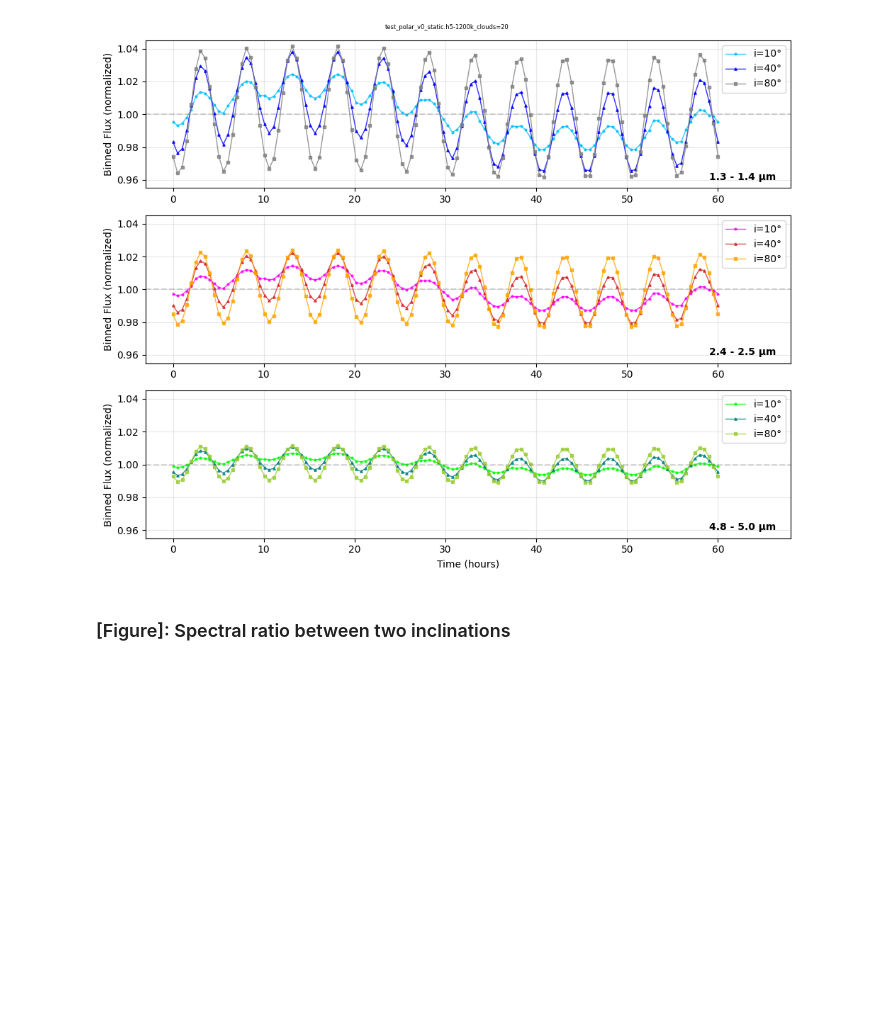
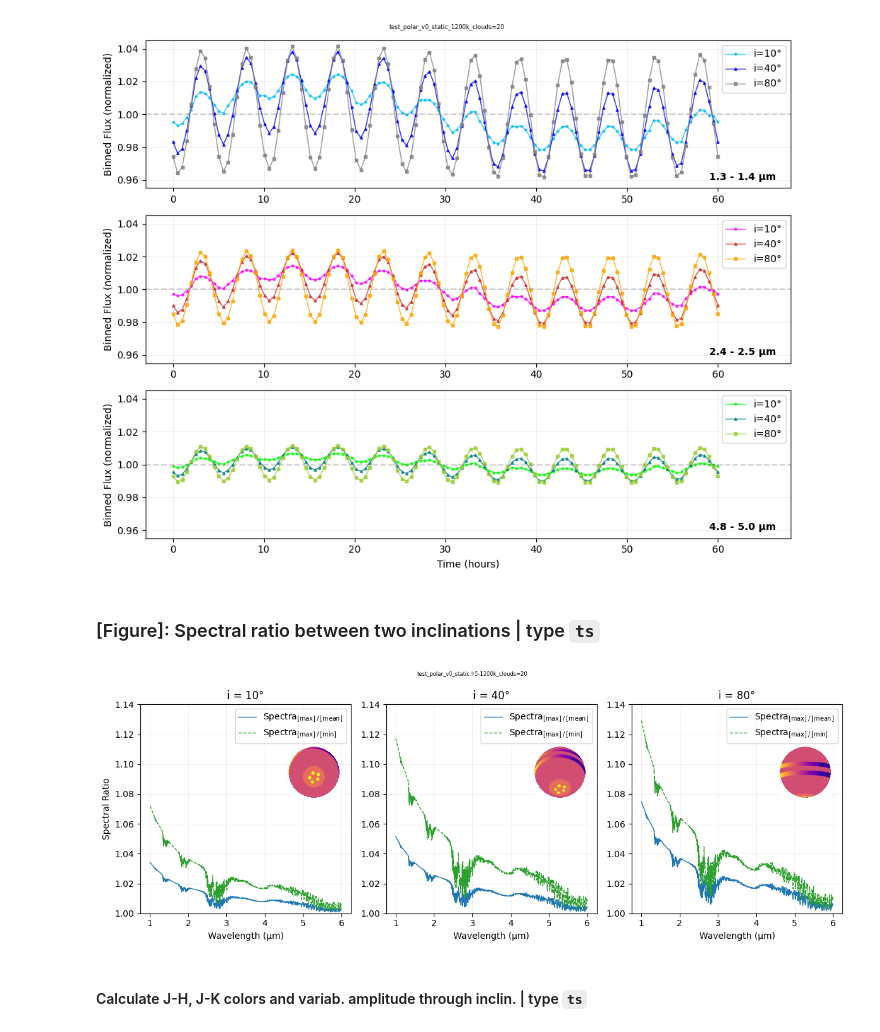
Before and after one commit to fudanguyen/polarVortexJwst, a Jupyter notebook: spec_module/customFigs.ipynb, the cells around one changed output. Saved outputs shown, nothing was run; the diff lists cells and outputs as text; code cells hidden in the pictures; blank space fills up the shorter version.

```diff
--- a/spec_module/customFigs.ipynb
+++ b/spec_module/customFigs.ipynb
@@ -211 +255,14 @@ plt.close(fig)
+# %%
+# calculate binned flux at given wavelength range (take a spectra timeseries array per inclination)
+def calculate_wavebin_flux(specs_inclin, wmin, wmax):
+        flux_ts = []
+        for keys in specs_inclin:
+            frame_i, wave_i, flux_i = specs_inclin[keys].values()
+            # Find wavelength indices in the bin
+            mask = (wave_i >= wmin) & (wave_i <= wmax)
+            if np.sum(mask) > 0:
+                # Calculate median flux in this bin
+                median_flux = np.median(flux_i[mask])
+                flux_ts.append(median_flux)
+        return flux_ts
 # %% [markdown]
@@ -289,4 +331,4 @@ plt.close(fig)
 # %% [output]
 [figure]
 # %% [markdown]
-### [Figure]: Spectral ratio between two inclinations
+### [Figure]: Spectral ratio between two inclinations | type `ts`
@@ -322,0 +335,57 @@ ax.set_ylim(1.0, 1.15)
+# %%
+save = True
+# save = False
+normalize = True
+codename = photrunName_ts[:-3] + '-' + default_specConfigName
+
+fig, axs = plt.subplots(1, 3, figsize=(12, 4.5))
+if test: fig.suptitle(photrunName_ts + '-' + default_specConfigName, fontsize=6)
+
+wmin, wmax = 1, 1.5
+
+for j, inclin in enumerate(inc_array):
+    ax = axs[j]
+
+    flux_ts = calculate_wavebin_flux(specs_ts[inclin], wmin, wmax)
+    # find time id where flux is max, mid, min
+    flux_ts = np.array(flux_ts)
+    max_id = np.argmax(flux_ts)
+    min_id = np.argmin(flux_ts)
+    mid_id = (max_id + min_id) // 2
+
+    framemax, wave, spectramax = specs_ts[inclin][max_id].values()
+    framemid, _, spectramid = specs_ts[inclin][mid_id].values()
+    framemin, _, spectramin = specs_ts[inclin][min_id].values()
+
+    ax.plot(wave, spectramax/spectramid, lw=1, ls='-',
+            label=r'Spectra$_\mathrm{ [max] \:/\: [mean]}$', c='tab:blue')
+    ax.plot(wave, spectramax/spectramin, lw=1, ls='--',
+            label=r'Spectra$_\mathrm{ [max] \:/\: [min]}$', c='tab:green')
+
+    # plot small inset of atmosphere image
+    inset_ax = ax.inset_axes([0.7, 0.55, 0.25, 0.25])
+    frame_id = 23
+    inset_ax.imshow(codecs_ts[inclin][frame_id]['composite'], cmap='plasma')
+    inset_ax.set_xticks([]), inset_ax.set_yticks([])
+    # turn off the border
+    for spine in inset_ax.spines.values():
+        spine.set_visible(False)
+
+    ax.set_xlabel('Wavelength (μm)', fontsize=10)
+    if j==0: ax.set_ylabel('Spectral Ratio', fontsize=10)
+    ax.set_title(f'i = {inclin}°', fontsize=12)
+    ax.legend(fontsize=10)
+    ax.grid(True, alpha=0.3, lw=0.5)
+    ax.set_ylim(1.0, 1.14)
+
+plt.tight_layout()
+handle = f'spectral_ratio_{codename}.pdf'
+save_path = os.path.join(plotDir, handle)
+if save:
+    plt.savefig(save_path, dpi=300, bbox_inches='tight')
+plt.show()
+plt.close(fig)
+# %% [output]
+[figure, added]
+# %% [markdown]
+#### Calculate J-H, J-K colors and variab. amplitude through inclin. | type `ts`
```
Also changed, not shown: parts of 13 cells of this notebook, 7 other files.
